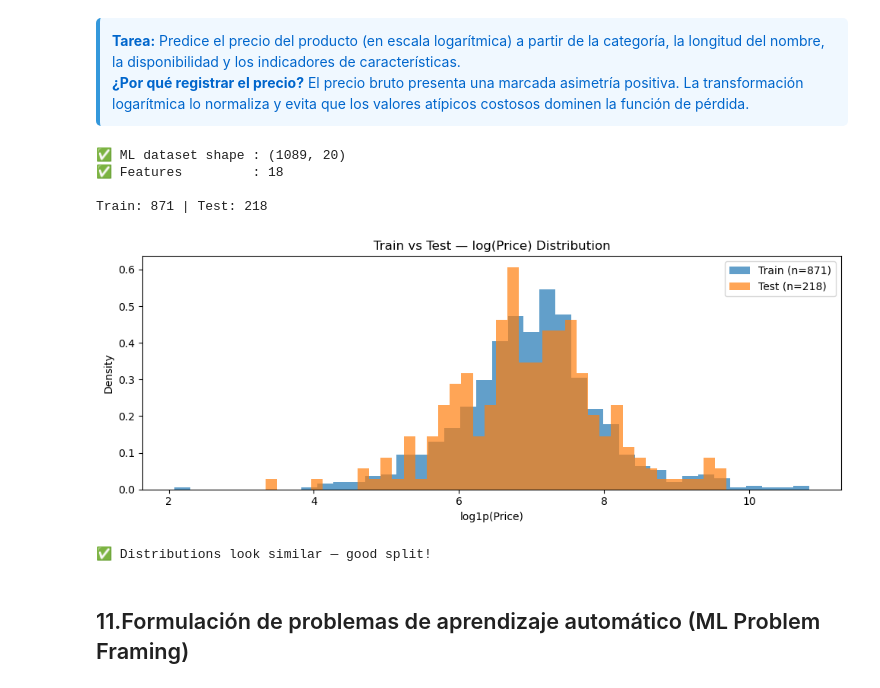
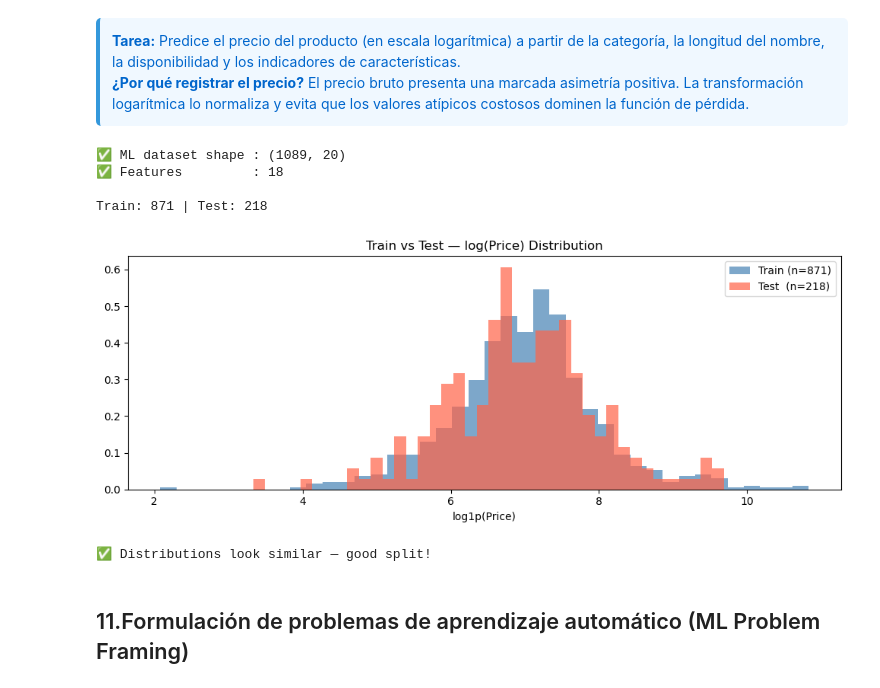
Before and after one commit to Karol-JanethGV/9AIEVND-ADND-Practicas-230323-2, a Jupyter notebook: Practica04/Practica04_230323.ipynb, the cells around one changed output. Cells and saved outputs as stored; diff of their text form; code cells hidden in the pictures.

```diff
--- a/Practica04/Practica04_230323.ipynb
+++ b/Practica04/Practica04_230323.ipynb
@@ -1035,98 +899,46 @@ plt.show()
 # ============================================================
 # SECTION 9 — ML Problem Framing
 # ============================================================
-
-# Imports necesarios
-import matplotlib.pyplot as plt
-from sklearn.model_selection import train_test_split
-from sklearn.preprocessing import StandardScaler
-
 FEATURE_COLS = [
-    'name_length',
-    'name_words',
-    'has_brand',
-    'has_desc',
-    'has_specs',
-    'is_book',
-    'is_kindle',
-    'is_sports',
-    'is_fiction',
-    'is_nonfiction',
-    'is_tech',
-    'is_cycling',
-    'is_instock',
-    'is_unavailable',
-    'is_lowstock',
-    'primary_cat_enc',
-    'cat1_enc',
-    'avail_enc'
+    'name_length', 'name_words', 'has_brand', 'has_desc', 'has_specs',
+    'is_book', 'is_kindle', 'is_sports',
+    'is_fiction', 'is_nonfiction', 'is_tech', 'is_cycling',
+    'is_instock', 'is_unavailable', 'is_lowstock',
+    'primary_cat_enc', 'cat1_enc', 'avail_enc',
 ]
 
 TARGET = 'log_price'
 
-# Crear dataset para ML
 df_ml = df_priced[FEATURE_COLS + [TARGET, 'price_clean']].dropna().copy()
-
 print(f'✅ ML dataset shape : {df_ml.shape}')
 print(f'✅ Features         : {len(FEATURE_COLS)}')
 
-# Variables predictoras y objetivo
 X = df_ml[FEATURE_COLS]
 y = df_ml[TARGET]
 
-# División Train/Test
 X_train, X_test, y_train, y_test = train_test_split(
-    X,
-    y,
-    test_size=0.20,
-    random_state=42
-)
+    X, y, test_size=0.2, random_state=42)
 
-# Escalado
 scaler = StandardScaler()
-
 X_train_s = scaler.fit_transform(X_train)
-X_test_s = scaler.transform(X_test)
+X_test_s  = scaler.transform(X_test)
 
 print(f'\nTrain: {len(X_train):,} | Test: {len(X_test):,}')
 
-# ============================================================
-# Visualización de la división
-# ============================================================
-
+# Visualise split
 fig, ax = plt.subplots(figsize=(10, 4))
-
-ax.hist(
-    y_train,
-    bins=40,
-    alpha=0.7,
-    label=f'Train (n={len(y_train)})',
-    density=True
-)
-
-ax.hist(
-    y_test,
-    bins=40,
-    alpha=0.7,
-    label=f'Test (n={len(y_test)})',
-    density=True
-)
-
+ax.hist(y_train, bins=40, color='steelblue', alpha=0.7, label=f'Train (n={len(y_train)})', density=True)
+ax.hist(y_test,  bins=40, color='tomato',    alpha=0.7, label=f'Test  (n={len(y_test)})',  density=True)
 ax.set_title('Train vs Test — log(Price) Distribution')
-ax.set_xlabel('log1p(Price)')
-ax.set_ylabel('Density')
-ax.legend()
-
-plt.tight_layout()
-plt.show()
-
+ax.set_xlabel('log1p(Price)'); ax.legend()
+plt.tight_layout(); plt.show()
 print('✅ Distributions look similar — good split!')
 # %% [output]
 ✅ ML dataset shape : (1089, 20)
 ✅ Features         : 18
 
 Train: 871 | Test: 218
-[figure, old version]
+[figure, new version]
 ✅ Distributions look similar — good split!
 # %% [markdown]
 ## 11.Formulación de problemas de aprendizaje automático (ML Problem Framing) <a id='s11'></a>
```
Also changed, not shown: parts of 14 cells of this notebook.
